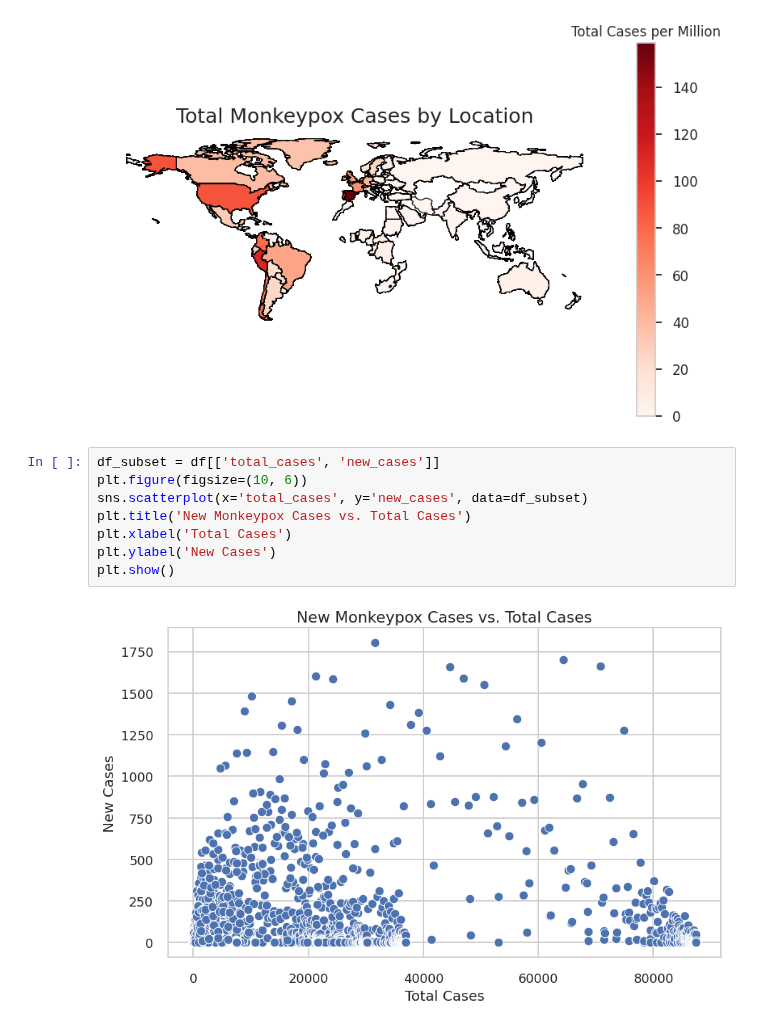
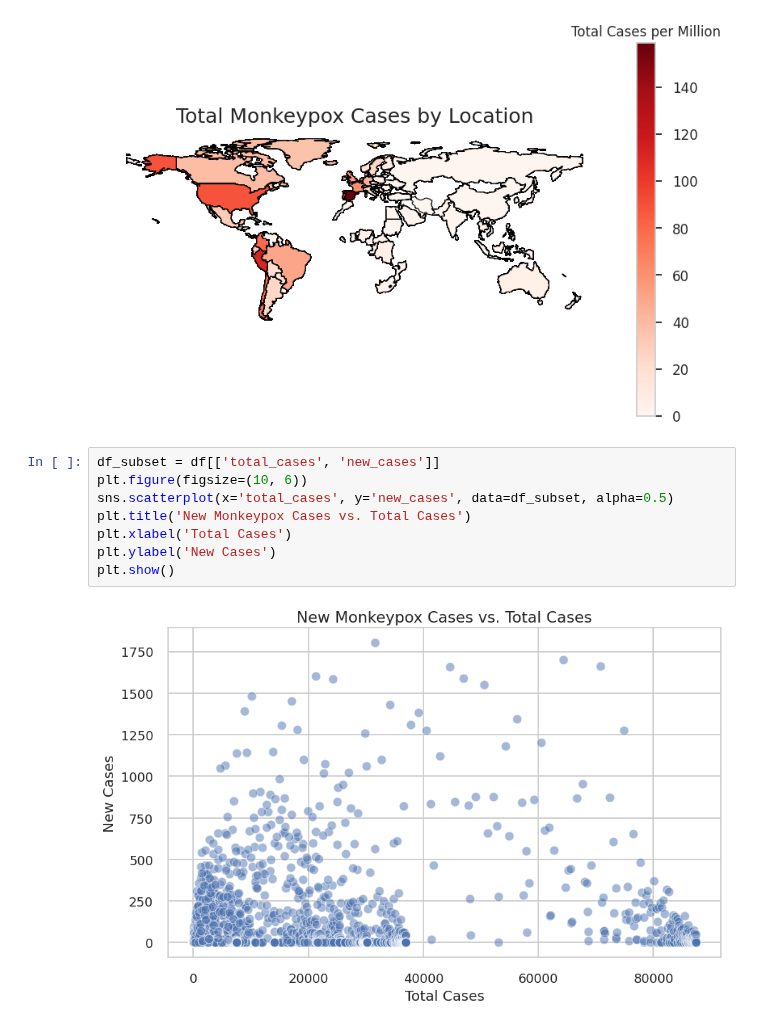
Before and after one commit to utkarshx27/Kaggle-Work-ML-Models, a Jupyter notebook: mpox-monkeypox-dataset.ipynb, the cells around one changed output. Saved outputs shown, nothing was run; the diff lists cells and outputs as text.

```diff
--- a/mpox-monkeypox-dataset.ipynb
+++ b/mpox-monkeypox-dataset.ipynb
@@ -90,13 +138,13 @@ plt.show()
 # %%
 df_subset = df[['total_cases', 'new_cases']]
 plt.figure(figsize=(10, 6))
-sns.scatterplot(x='total_cases', y='new_cases', data=df_subset)
+sns.scatterplot(x='total_cases', y='new_cases', data=df_subset, alpha=0.5)
 plt.title('New Monkeypox Cases vs. Total Cases')
 plt.xlabel('Total Cases')
 plt.ylabel('New Cases')
 plt.show()
 # %% [output]
-[figure, old version]
+[figure, new version]
 # %%
 sns.set(rc={'figure.figsize':(10,6)})
 sns.set_style("whitegrid")
```
Also changed, not shown: parts of 6 cells of this notebook.
